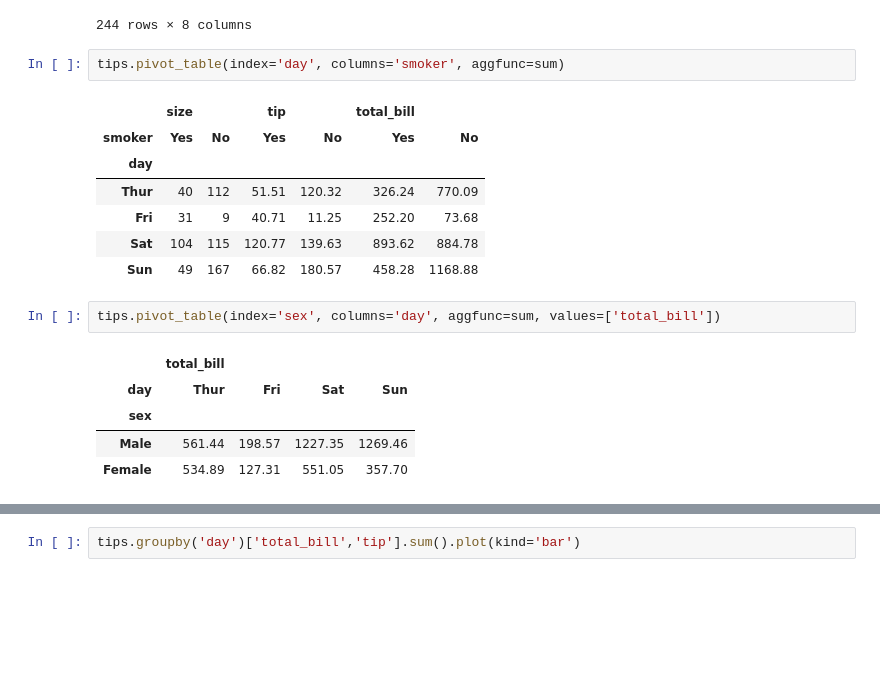
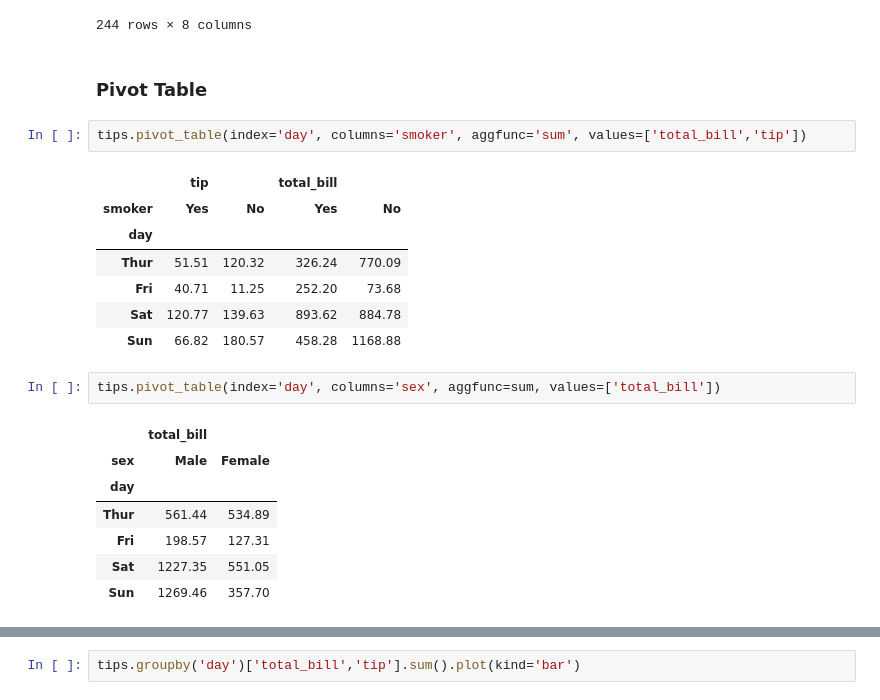
Before and after one commit to SaiPrathek/DS_01_MAY_2020, a Jupyter notebook: pandas/tips_df.ipynb, the cells around one changed output, grey strips where cells are left out. Cells and saved outputs as stored; diff of their text form; blank space fills up the shorter version.

```diff
--- a/pandas/tips_df.ipynb
+++ b/pandas/tips_df.ipynb
@@ -197,22 +197,26 @@ pd.get_dummies( tips[['smoker','time', 'day']])
 | 242 | 0 | 1 | 0 | 1 | 0 | 0 | 1 | 0 |
 | 243 | 0 | 1 | 0 | 1 | 1 | 0 | 0 | 0 |
 244 rows × 8 columns
+# %% [markdown]
+### Pivot Table
 # %%
-tips.pivot_table(index='day', columns='smoker', aggfunc=sum)
+tips.pivot_table(index='day', columns='smoker', aggfunc='sum', values=['total_bill','tip'])
 # %% [output]
-|  | size |  | tip |  | total_bill |  |
-| smoker | Yes | No | Yes | No | Yes | No |
-| day |  |  |  |  |  |  |
-| Thur | 40 | 112 | 51.51 | 120.32 | 326.24 | 770.09 |
-| Fri | 31 | 9 | 40.71 | 11.25 | 252.20 | 73.68 |
-| Sat | 104 | 115 | 120.77 | 139.63 | 893.62 | 884.78 |
-| Sun | 49 | 167 | 66.82 | 180.57 | 458.28 | 1168.88 |
+|  | tip |  | total_bill |  |
+| smoker | Yes | No | Yes | No |
+| day |  |  |  |  |
+| Thur | 51.51 | 120.32 | 326.24 | 770.09 |
+| Fri | 40.71 | 11.25 | 252.20 | 73.68 |
+| Sat | 120.77 | 139.63 | 893.62 | 884.78 |
+| Sun | 66.82 | 180.57 | 458.28 | 1168.88 |
 # %%
-tips.pivot_table(index='sex', columns='day', aggfunc=sum, values=['total_bill'])
+tips.pivot_table(index='day', columns='sex', aggfunc=sum, values=['total_bill'])
 # %% [output]
-|  | total_bill |  |  |  |
-| day | Thur | Fri | Sat | Sun |
-| sex |  |  |  |  |
-| Male | 561.44 | 198.57 | 1227.35 | 1269.46 |
-| Female | 534.89 | 127.31 | 551.05 | 357.70 |
+|  | total_bill |  |
+| sex | Male | Female |
+| day |  |  |
+| Thur | 561.44 | 534.89 |
+| Fri | 198.57 | 127.31 |
+| Sat | 1227.35 | 551.05 |
+| Sun | 1269.46 | 357.70 |
 # %%
```
Also changed, not shown: parts of 1 cell of this notebook, 2 other files.
